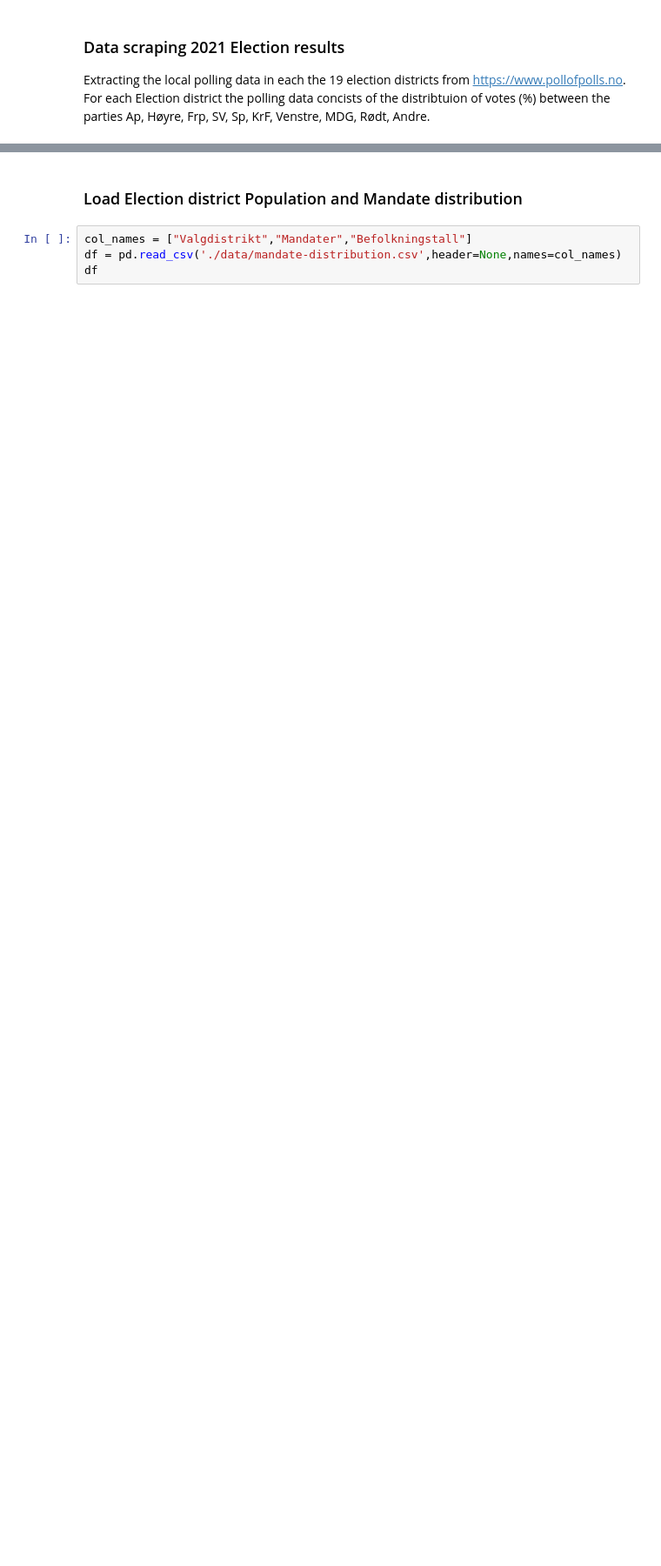
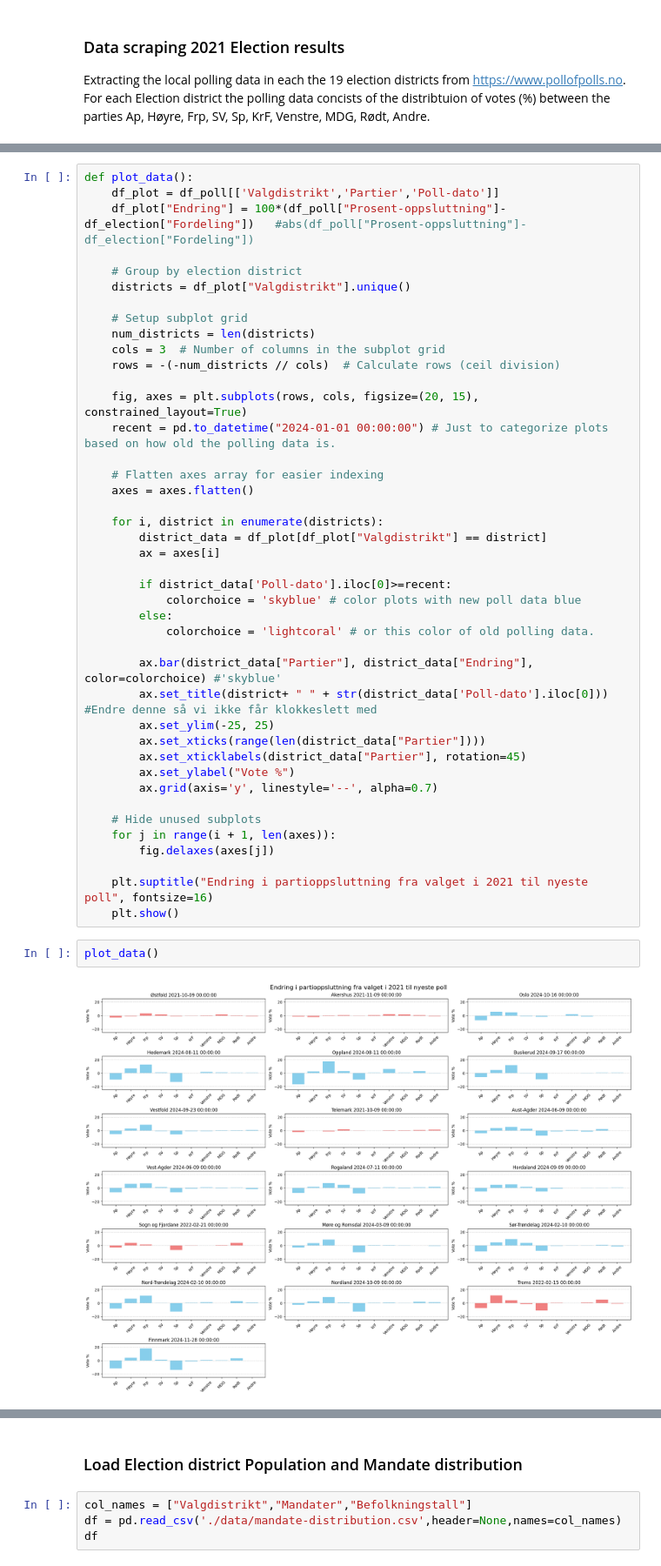
Before and after one commit to mathiasrm1/Stortingvalg-2025, a Jupyter notebook: Stortingvalg-prediction-2025.ipynb, the cells around one changed output, grey strips where cells are left out. Shown: that part at 87% size. Drawn from its saved outputs; the diff is of its cells as text; blank space fills up the shorter version.

```diff
--- a/Stortingvalg-prediction-2025.ipynb
+++ b/Stortingvalg-prediction-2025.ipynb
@@ -217,0 +218,46 @@ df_poll
+# %%
+def plot_data():
+    df_plot = df_poll[['Valgdistrikt','Partier','Poll-dato']]
+    df_plot["Endring"] = 100*(df_poll["Prosent-oppsluttning"]-df_election["Fordeling"])   #abs(df_poll["Prosent-oppsluttning"]-df_election["Fordeling"])
+
+    # Group by election district
+    districts = df_plot["Valgdistrikt"].unique()
+
+    # Setup subplot grid
+    num_districts = len(districts)
+    cols = 3  # Number of columns in the subplot grid
+    rows = -(-num_districts // cols)  # Calculate rows (ceil division)
+
+    fig, axes = plt.subplots(rows, cols, figsize=(20, 15), constrained_layout=True)
+    recent = pd.to_datetime("2024-01-01 00:00:00") # Just to categorize plots based on how old the polling data is.
+
+    # Flatten axes array for easier indexing
+    axes = axes.flatten()
+
+    for i, district in enumerate(districts):
+        district_data = df_plot[df_plot["Valgdistrikt"] == district]
+        ax = axes[i]
+
+        if district_data['Poll-dato'].iloc[0]>=recent:
+            colorchoice = 'skyblue' # color plots with new poll data blue
+        else:
+            colorchoice = 'lightcoral' # or this color of old polling data.
+
+        ax.bar(district_data["Partier"], district_data["Endring"], color=colorchoice) #'skyblue'
+        ax.set_title(district+ " " + str(district_data['Poll-dato'].iloc[0]))                             #Endre denne så vi ikke får klokkeslett med
+        ax.set_ylim(-25, 25)
+        ax.set_xticks(range(len(district_data["Partier"])))
+        ax.set_xticklabels(district_data["Partier"], rotation=45)
+        ax.set_ylabel("Vote %")
+        ax.grid(axis='y', linestyle='--', alpha=0.7)
+
+    # Hide unused subplots
+    for j in range(i + 1, len(axes)):
+        fig.delaxes(axes[j])
+
+    plt.suptitle("Endring i partioppsluttning fra valget i 2021 til nyeste poll", fontsize=16)
+    plt.show()
+# %%
+plot_data()
+# %% [output]
+[figure, added]
```
Also changed, not shown: parts of 18 cells of this notebook, 3 other files.
